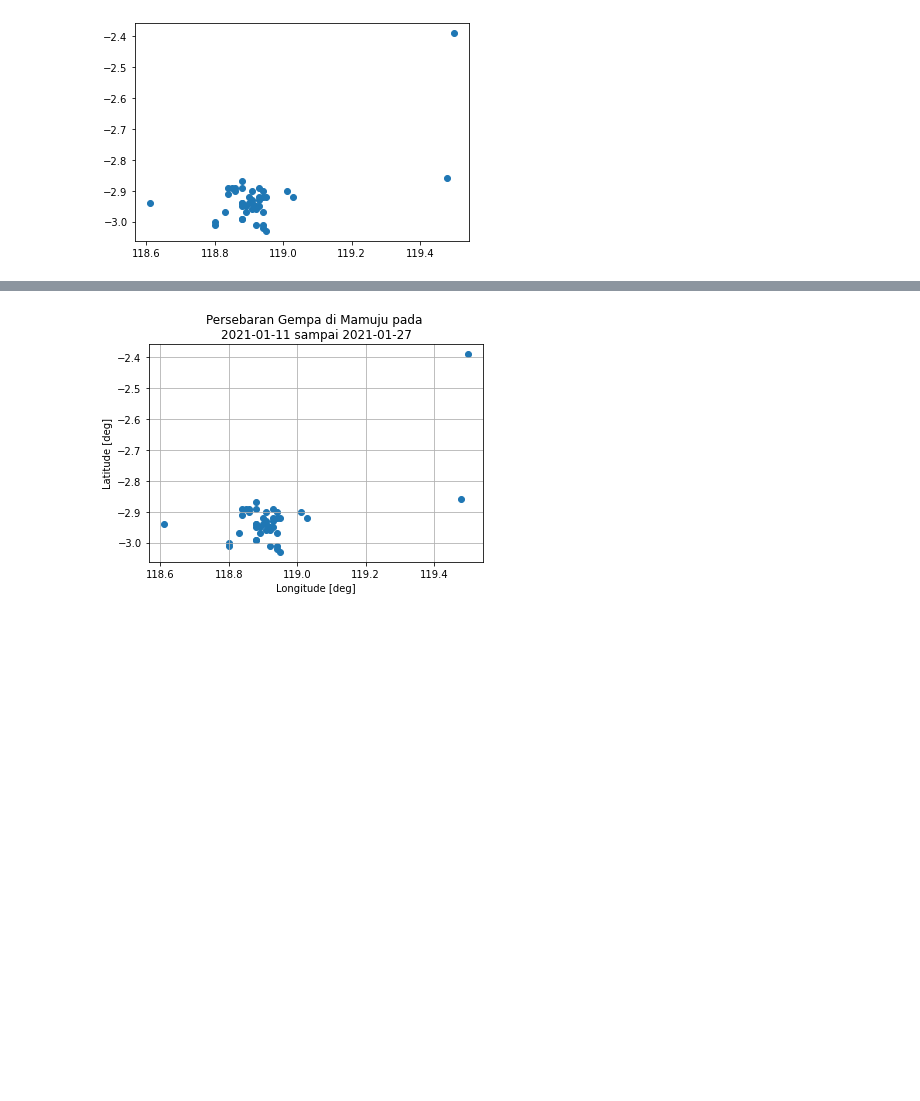
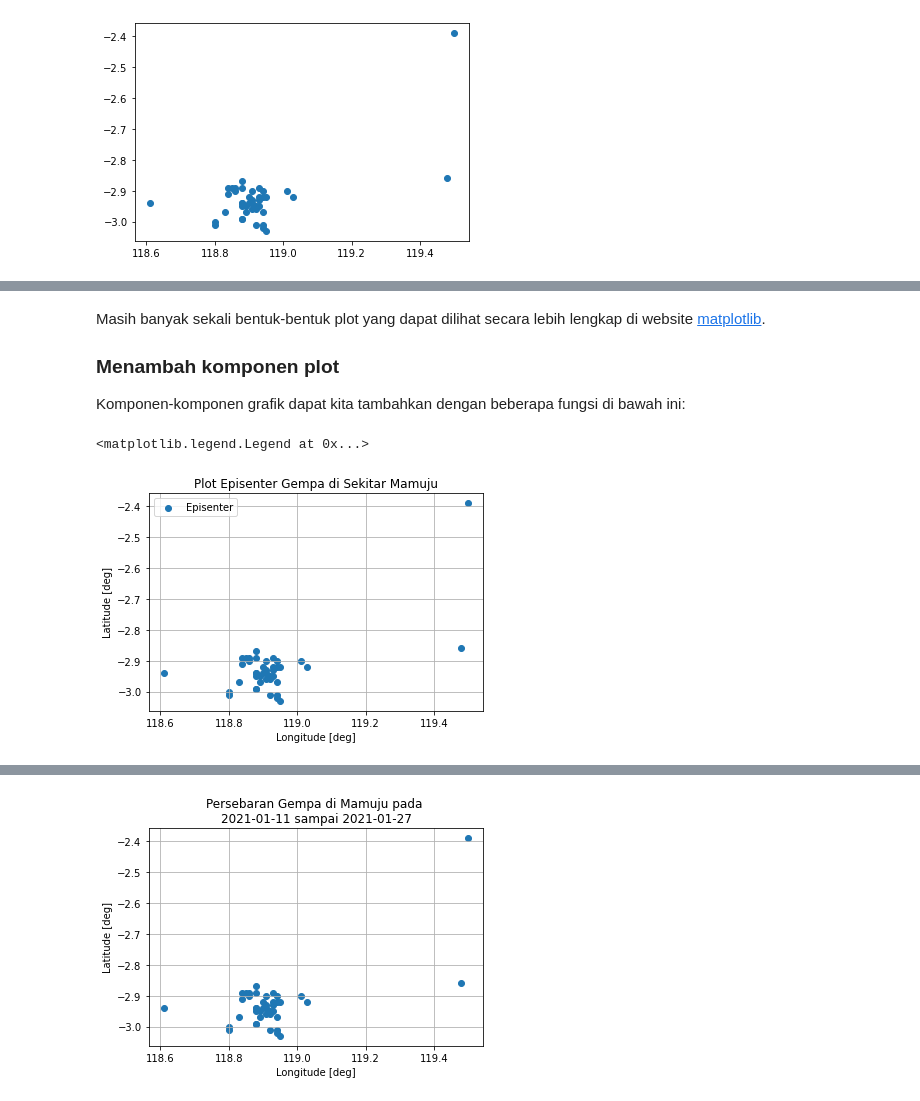
Before and after one commit to anangsahroni/geoscope-geohazard-workshop, a Jupyter notebook: 2_Materi_Dasar_Python.ipynb, the cells around one changed output, grey strips where cells are left out. Drawn from its saved outputs; the diff is of its cells as text; code cells hidden in the pictures; blank space fills up the shorter version.

```diff
--- a/2_Materi_Dasar_Python.ipynb
+++ b/2_Materi_Dasar_Python.ipynb
@@ -923,0 +930,24 @@ Untuk menambahkan keterangan-keterangan gambar kita dapat menggunakan:
+# %% [markdown]
+Masih banyak sekali bentuk-bentuk plot yang dapat dilihat secara lebih lengkap di website [matplotlib](https://matplotlib.org/).
+
+### Menambah komponen plot
+ Komponen-komponen grafik dapat kita tambahkan dengan beberapa fungsi di bawah ini:
+# %%
+# mengeplot (ditambah label)
+plt.scatter(longitude, latitude, label="Episenter")
+
+# menambah keterangan sumbu x dan y
+plt.xlabel("Longitude [deg]")
+plt.ylabel("Latitude [deg]")
+
+# menambah judul plot
+plt.title("Plot Episenter Gempa di Sekitar Mamuju")
+
+# menambah garis grid
+plt.grid()
+
+# menampilkan legenda
+plt.legend()
+# %% [output]
+<matplotlib.legend.Legend at 0x...>
+[figure, added]
```
Also changed, not shown: parts of 14 cells of this notebook, 2 other files.
